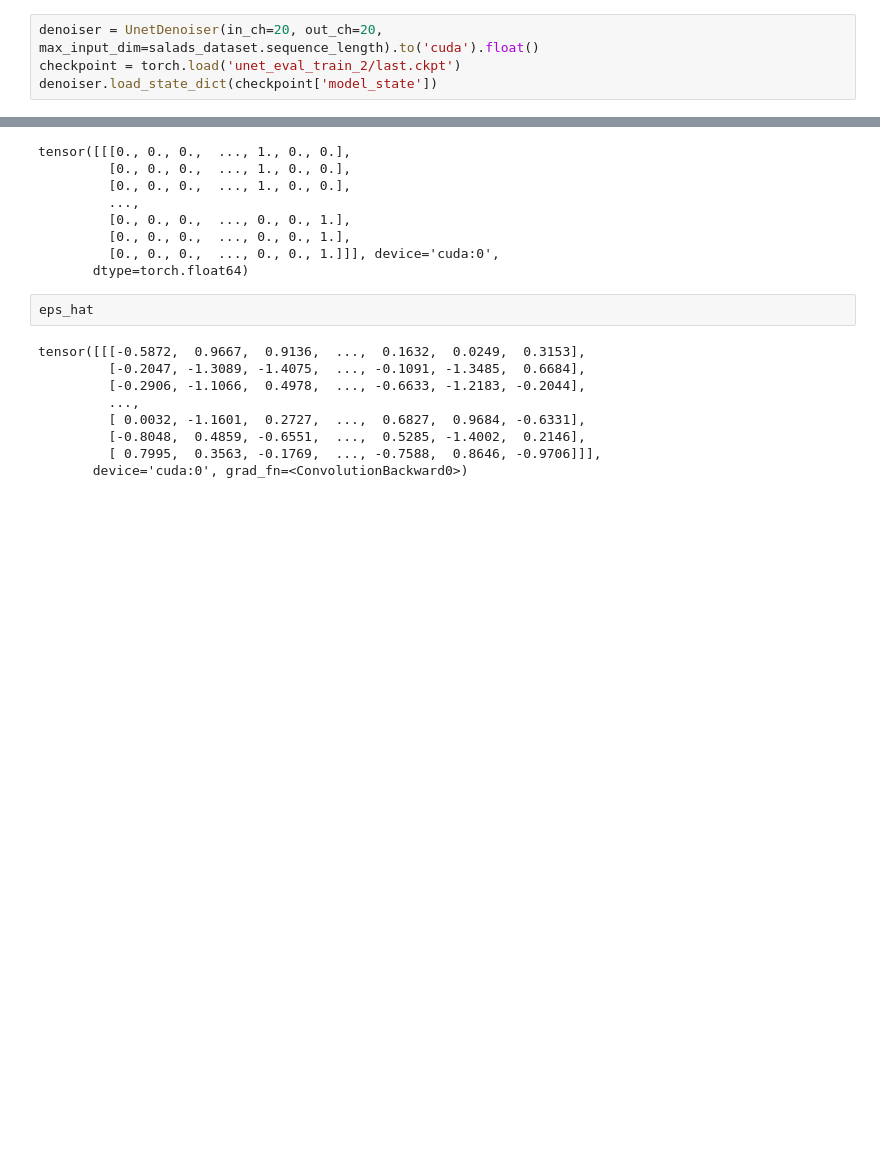
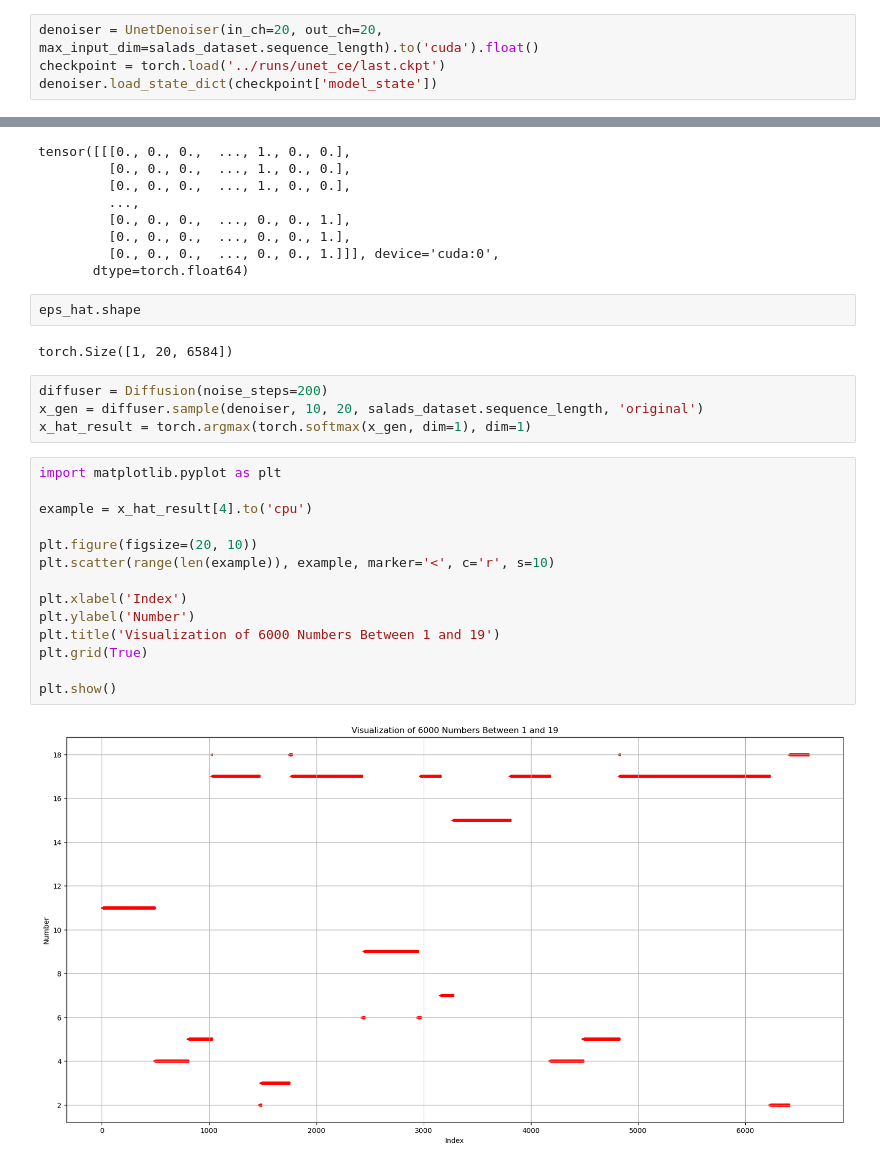
Before and after one commit to maxim-mat/trace-denoise, a Jupyter notebook: src/new_pg.ipynb, the cells around one changed output, grey strips where cells are left out. Saved outputs shown, nothing was run; the diff lists cells and outputs as text; blank space fills up the shorter version.

```diff
--- a/src/new_pg.ipynb
+++ b/src/new_pg.ipynb
@@ -15,7 +15,7 @@ from ddpm.ddmp_multinomial import Diffusion
 salads_dataset = SaladsDataset(data_oh)
 # %%
 denoiser = UnetDenoiser(in_ch=20, out_ch=20, max_input_dim=salads_dataset.sequence_length).to('cuda').float()
-checkpoint = torch.load('unet_eval_train_2/last.ckpt')
+checkpoint = torch.load('../runs/unet_ce/last.ckpt')
 denoiser.load_state_dict(checkpoint['model_state'])
 # %% [output]
 <All keys matched successfully>
@@ -85,13 +93,26 @@ tensor([[[0., 0., 0.,  ..., 1., 0., 0.],
          [0., 0., 0.,  ..., 0., 0., 1.]]], device='cuda:0',
        dtype=torch.float64)
 # %%
-eps_hat
+eps_hat.shape
 # %% [output]
-tensor([[[-0.5872,  0.9667,  0.9136,  ...,  0.1632,  0.0249,  0.3153],
-         [-0.2047, -1.3089, -1.4075,  ..., -0.1091, -1.3485,  0.6684],
-         [-0.2906, -1.1066,  0.4978,  ..., -0.6633, -1.2183, -0.2044],
-         ...,
-         [ 0.0032, -1.1601,  0.2727,  ...,  0.6827,  0.9684, -0.6331],
-         [-0.8048,  0.4859, -0.6551,  ...,  0.5285, -1.4002,  0.2146],
-         [ 0.7995,  0.3563, -0.1769,  ..., -0.7588,  0.8646, -0.9706]]],
-       device='cuda:0', grad_fn=<ConvolutionBackward0>)
+torch.Size([1, 20, 6584])
+# %%
+diffuser = Diffusion(noise_steps=200)
+x_gen = diffuser.sample(denoiser, 10, 20, salads_dataset.sequence_length, 'original')
+x_hat_result = torch.argmax(torch.softmax(x_gen, dim=1), dim=1)
+# %%
+import matplotlib.pyplot as plt
+
+example = x_hat_result[4].to('cpu')
+
+plt.figure(figsize=(20, 10))
+plt.scatter(range(len(example)), example, marker='<', c='r', s=10)
+
+plt.xlabel('Index')
+plt.ylabel('Number')
+plt.title('Visualization of 6000 Numbers Between 1 and 19')
+plt.grid(True)
+
+plt.show()
+# %% [output]
+[figure, added]
```
Also changed, not shown: parts of 2 cells of this notebook, 4 other files.
